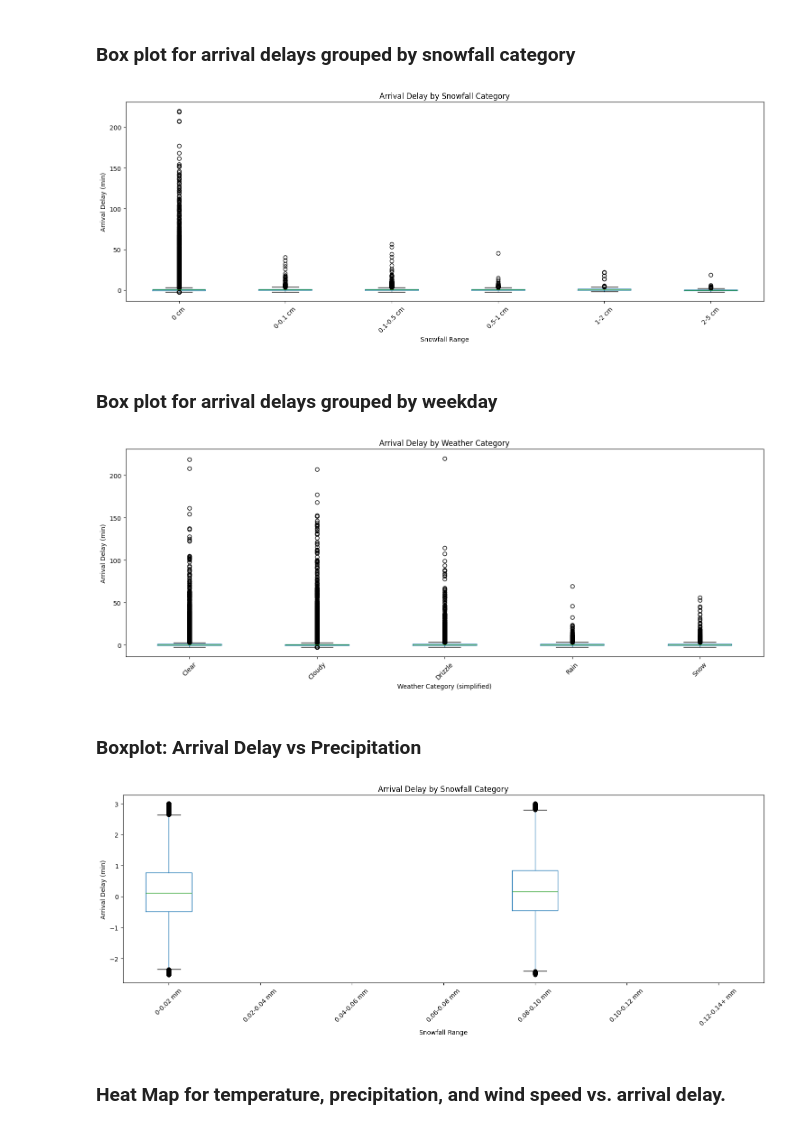
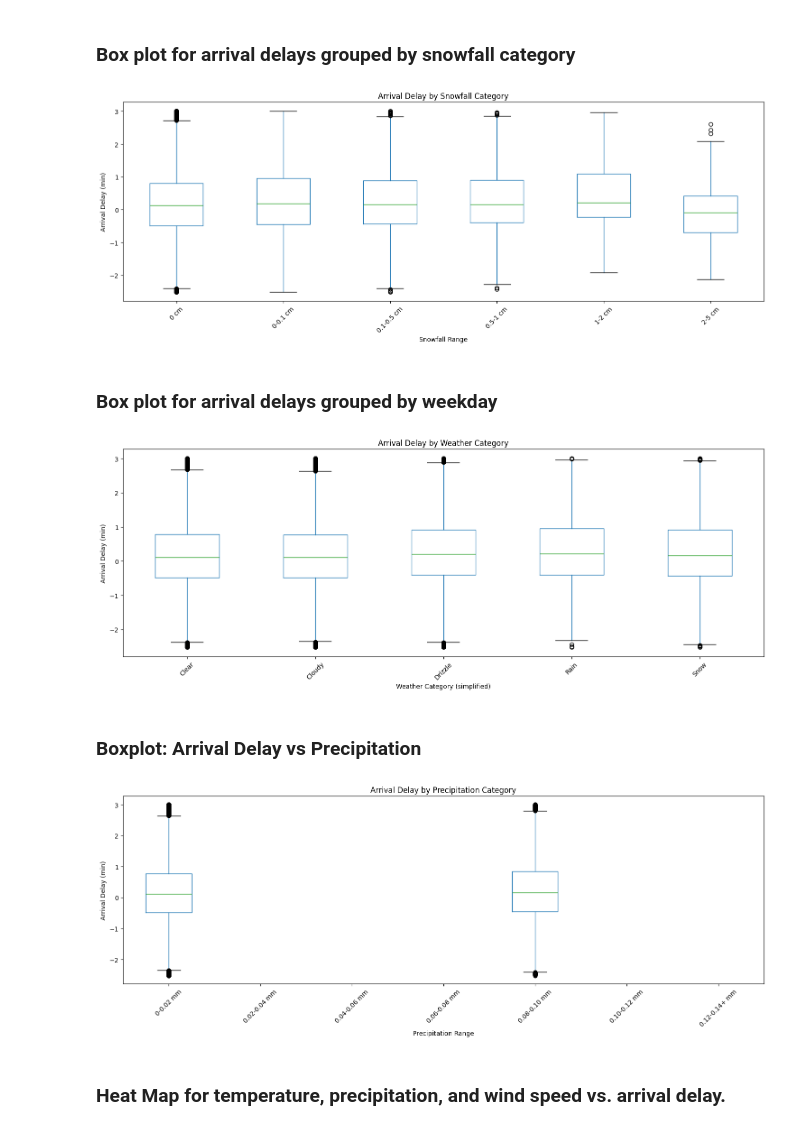
Before and after one commit to Bettomatt/CIP_FS25_211, a Jupyter notebook: scripts/visualizations_part3.ipynb, the cells around one changed output. Saved outputs shown, nothing was run; the diff lists cells and outputs as text; code cells hidden in the pictures.

```diff
--- a/scripts/visualizations_part3.ipynb
+++ b/scripts/visualizations_part3.ipynb
@@ -37,8 +37,7 @@ def remove_outliers(df, col, multiplier=1.5) :
     q3 = df[col].quantile(0.75)
     iqr = q3 - q1
     lower_bound = q1 - multiplier * iqr
-    upper_bound = data['arrival_delay_min'].max()
-    # upper_bound = q3 + multiplier * iqr
+    upper_bound = q3 + multiplier * iqr
     return df[(df[col] >= lower_bound) & (df[col] <= upper_bound)]
 
 
@@ -262,7 +285,7 @@ plt.xticks(rotation=45)
 plt.tight_layout()
 plt.show()
 # %% [output]
-[figure, old version]
+[figure, new version]
 # %% [markdown]
 ### Box plot for arrival delays grouped by weekday
 # %%
@@ -275,25 +298,24 @@ plt.xticks(rotation=45)
 plt.tight_layout()
 plt.show()
 # %% [output]
-[figure, old version]
+[figure, new version]
 # %% [markdown]
 ### Boxplot: Arrival Delay vs Precipitation
 # %%
 data_no_nan.boxplot(
     column='arrival_delay_min',
     by='precipitation_category',
     grid=False
 )
-
-plt.title("Arrival Delay by Snowfall Category")
+plt.title("Arrival Delay by Precipitation Category")
 plt.suptitle("")  # Remove the default subtitle
-plt.xlabel("Snowfall Range")
+plt.xlabel("Precipitation Range")
 plt.ylabel("Arrival Delay (min)")
 plt.xticks(rotation=45)
 plt.tight_layout()
 plt.show()
 # %% [output]
-[figure, old version]
+[figure, new version]
 # %% [markdown]
 ### Heat Map for temperature, precipitation, and wind speed vs. arrival delay.
 # %%
```
Also changed, not shown: parts of 6 cells of this notebook, 1 other file.
